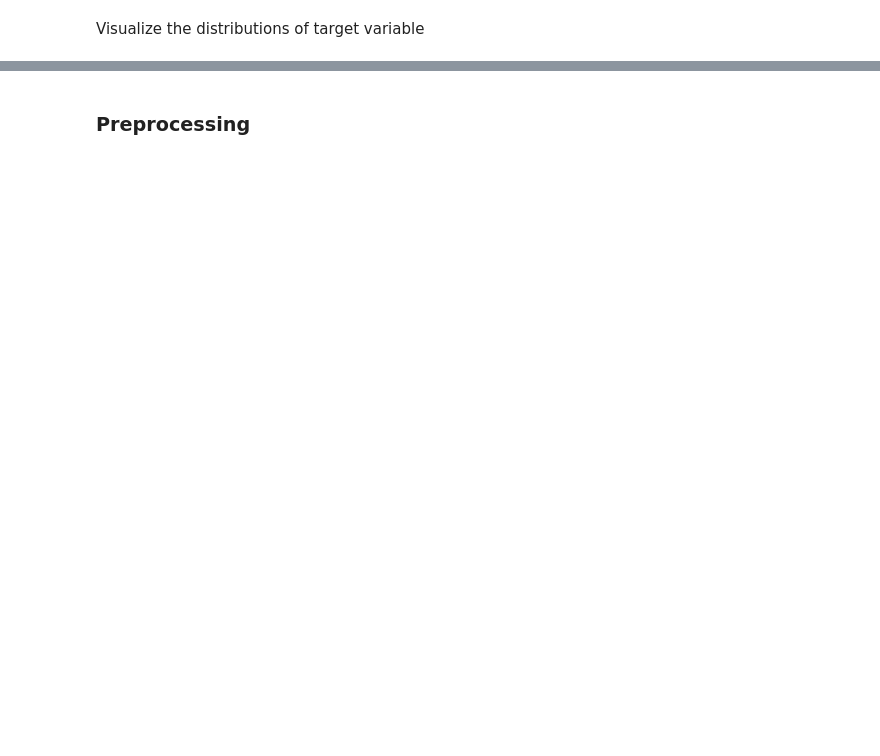
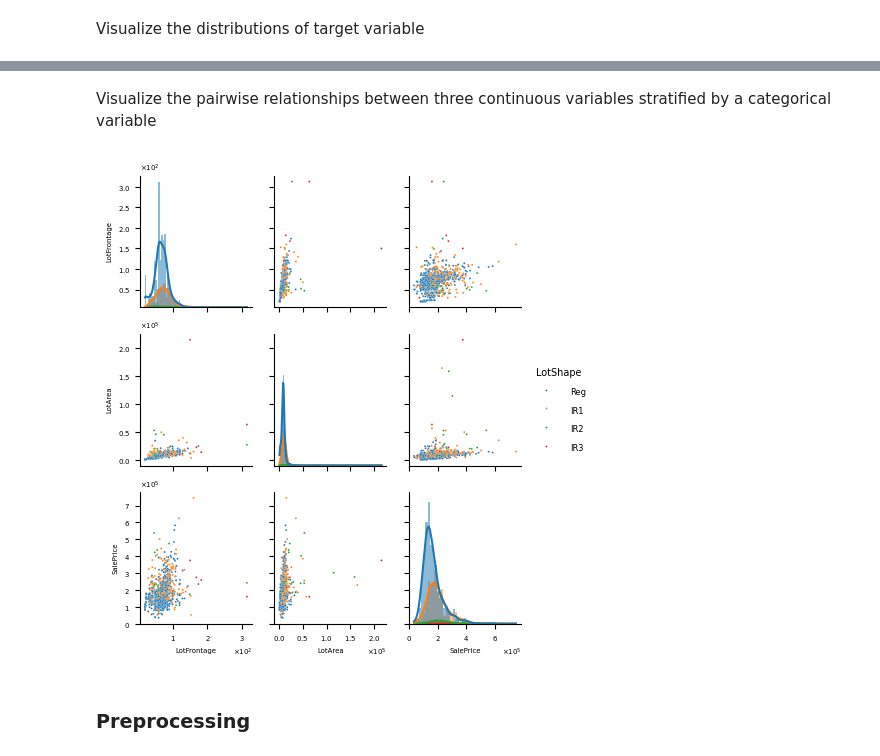
Before and after one commit to ajy25/TabularMagic, a Jupyter notebook: demo/regression_start_to_finish_demo.ipynb, the cells around one changed output, grey strips where cells are left out. Saved outputs shown, nothing was run; the diff lists cells and outputs as text; code cells hidden in the pictures; blank space fills up the shorter version.

```diff
--- a/demo/regression_start_to_finish_demo.ipynb
+++ b/demo/regression_start_to_finish_demo.ipynb
@@ -82,3 +80,12 @@ plt.close(fig)  # close the Figure to conserve memory
+# %% [markdown]
+Visualize the pairwise relationships between three continuous variables stratified by a categorical variable
+# %%
+train_eda.plot_continuous_pairs(
+    continuous_vars=['LotFrontage', 'LotArea',  'SalePrice'],
+    stratify_by_var='LotShape'
+)
+# %% [output]
+[figure, added]
 # %% [markdown]
 ### Preprocessing
 # %%
```
Also changed, not shown: parts of 9 cells of this notebook, 5 other files.
